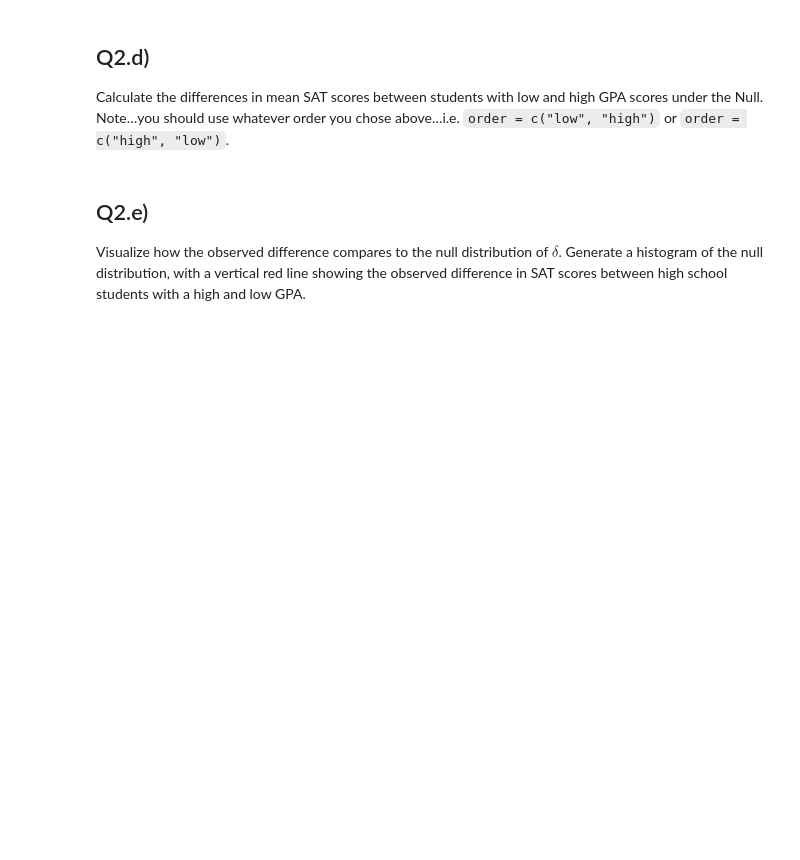
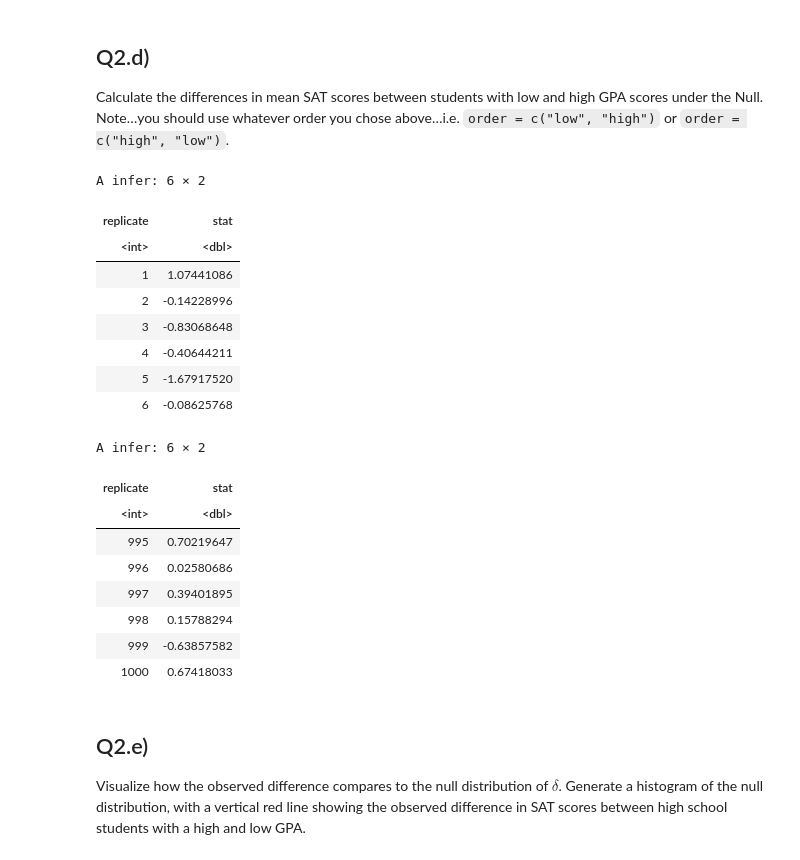
Before and after one commit to UNC-DATA-730/unit-9-assignment-setiadha-unc, a Jupyter notebook: agungsetiadha-assignment9.ipynb, the cells around one changed output. Drawn from its saved outputs; the diff is of its cells as text; code cells hidden in the pictures; blank space fills up the shorter version.

```diff
--- a/agungsetiadha-assignment9.ipynb
+++ b/agungsetiadha-assignment9.ipynb
@@ -438,7 +437,28 @@ you chose above…i.e. `order = c("low", "high")` or
 # %%
 # you finish this code....
 
-sat_diff_under_null <-
+sat_diff_under_null <- sat_in_null_world |> calculate(stat = 'diff in means', order = c("high", "low"))
+sat_diff_under_null |> head()
+sat_diff_under_null |> tail()
+# %% [output]
+A infer: 6 × 2
+| replicate | stat |
+| <int> | <dbl> |
+| 1 | 1.07441086 |
+| 2 | -0.14228996 |
+| 3 | -0.83068648 |
+| 4 | -0.40644211 |
+| 5 | -1.67917520 |
+| 6 | -0.08625768 |
+A infer: 6 × 2
+| replicate | stat |
+| <int> | <dbl> |
+| 995 | 0.70219647 |
+| 996 | 0.02580686 |
+| 997 | 0.39401895 |
+| 998 | 0.15788294 |
+| 999 | -0.63857582 |
+| 1000 | 0.67418033 |
 # %% [markdown]
 ## Q2.e)
 
```
Also changed, not shown: parts of 12 cells of this notebook.
